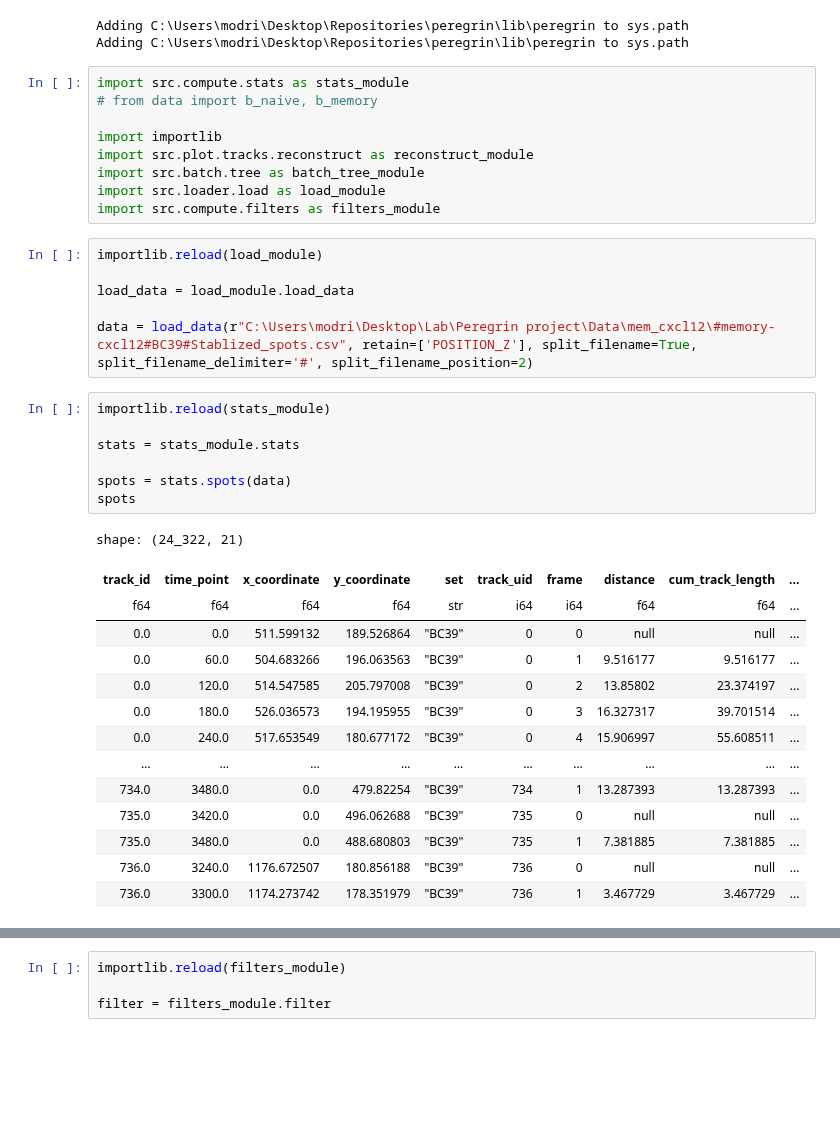
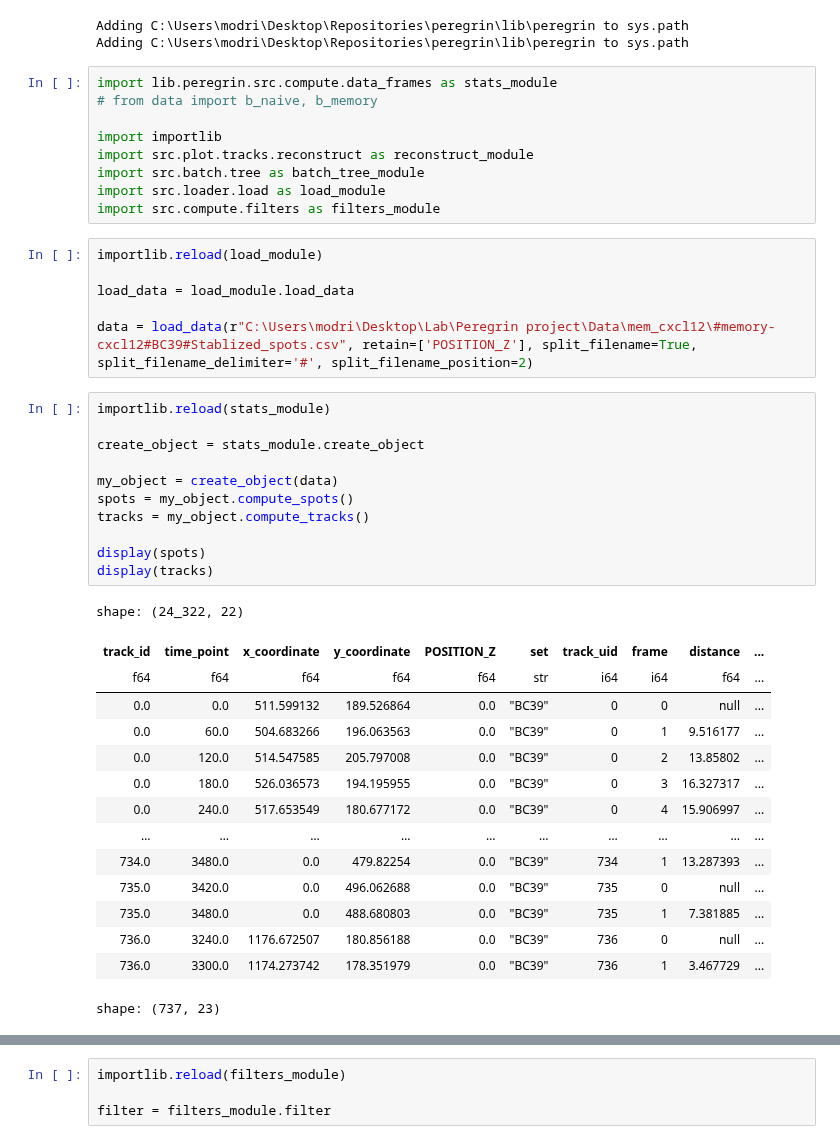
Before and after one commit to BranislavModriansky/peregrin, a Jupyter notebook: lib/peregrin/Z_sketches/filter_computations.ipynb, the cells around one changed output, grey strips where cells are left out. Cells and saved outputs as stored; diff of their text form; blank space fills up the shorter version.

```diff
--- a/lib/peregrin/Z_sketches/filter_computations.ipynb
+++ b/lib/peregrin/Z_sketches/filter_computations.ipynb
@@ -29,7 +29,7 @@ importer.insert_path("data")
 Adding C:\Users\modri\Desktop\Repositories\peregrin\lib\peregrin to sys.path
 Adding C:\Users\modri\Desktop\Repositories\peregrin\lib\peregrin to sys.path
 # %%
-import src.compute.stats as stats_module
+import lib.peregrin.src.compute.data_frames as stats_module
 # from data import b_naive, b_memory
 
 import importlib
@@ -46,22 +46,27 @@ data = load_data(r"C:\Users\modri\Desktop\Lab\Peregrin project\Data\mem_cxcl12\#
 # %%
 importlib.reload(stats_module)
 
-stats = stats_module.stats
+create_object = stats_module.create_object
 
-spots = stats.spots(data)
-spots
+my_object = create_object(data)
+spots = my_object.compute_spots()
+tracks = my_object.compute_tracks()
+
+display(spots)
+display(tracks)
 # %% [output]
-shape: (24_322, 21)
+shape: (24_322, 22)
-| track_id | time_point | x_coordinate | y_coordinate | set | track_uid | frame | distance | cum_track_length | ... |
-| f64 | f64 | f64 | f64 | str | i64 | i64 | f64 | f64 | ... |
-| 0.0 | 0.0 | 511.599132 | 189.526864 | "BC39" | 0 | 0 | null | null | ... |
-| 0.0 | 60.0 | 504.683266 | 196.063563 | "BC39" | 0 | 1 | 9.516177 | 9.516177 | ... |
-| 0.0 | 120.0 | 514.547585 | 205.797008 | "BC39" | 0 | 2 | 13.85802 | 23.374197 | ... |
-| 0.0 | 180.0 | 526.036573 | 194.195955 | "BC39" | 0 | 3 | 16.327317 | 39.701514 | ... |
-| 0.0 | 240.0 | 517.653549 | 180.677172 | "BC39" | 0 | 4 | 15.906997 | 55.608511 | ... |
+| track_id | time_point | x_coordinate | y_coordinate | POSITION_Z | set | track_uid | frame | distance | ... |
+| f64 | f64 | f64 | f64 | f64 | str | i64 | i64 | f64 | ... |
+| 0.0 | 0.0 | 511.599132 | 189.526864 | 0.0 | "BC39" | 0 | 0 | null | ... |
+| 0.0 | 60.0 | 504.683266 | 196.063563 | 0.0 | "BC39" | 0 | 1 | 9.516177 | ... |
+| 0.0 | 120.0 | 514.547585 | 205.797008 | 0.0 | "BC39" | 0 | 2 | 13.85802 | ... |
+| 0.0 | 180.0 | 526.036573 | 194.195955 | 0.0 | "BC39" | 0 | 3 | 16.327317 | ... |
+| 0.0 | 240.0 | 517.653549 | 180.677172 | 0.0 | "BC39" | 0 | 4 | 15.906997 | ... |
 | … | … | … | … | … | … | … | … | … | ... |
-| 734.0 | 3480.0 | 0.0 | 479.82254 | "BC39" | 734 | 1 | 13.287393 | 13.287393 | ... |
-| 735.0 | 3420.0 | 0.0 | 496.062688 | "BC39" | 735 | 0 | null | null | ... |
-| 735.0 | 3480.0 | 0.0 | 488.680803 | "BC39" | 735 | 1 | 7.381885 | 7.381885 | ... |
-| 736.0 | 3240.0 | 1176.672507 | 180.856188 | "BC39" | 736 | 0 | null | null | ... |
-| 736.0 | 3300.0 | 1174.273742 | 178.351979 | "BC39" | 736 | 1 | 3.467729 | 3.467729 | ... |
+| 734.0 | 3480.0 | 0.0 | 479.82254 | 0.0 | "BC39" | 734 | 1 | 13.287393 | ... |
+| 735.0 | 3420.0 | 0.0 | 496.062688 | 0.0 | "BC39" | 735 | 0 | null | ... |
+| 735.0 | 3480.0 | 0.0 | 488.680803 | 0.0 | "BC39" | 735 | 1 | 7.381885 | ... |
+| 736.0 | 3240.0 | 1176.672507 | 180.856188 | 0.0 | "BC39" | 736 | 0 | null | ... |
+| 736.0 | 3300.0 | 1174.273742 | 178.351979 | 0.0 | "BC39" | 736 | 1 | 3.467729 | ... |
+shape: (737, 23)
```
Also changed, not shown: parts of 4 cells of this notebook, 15 other files.
